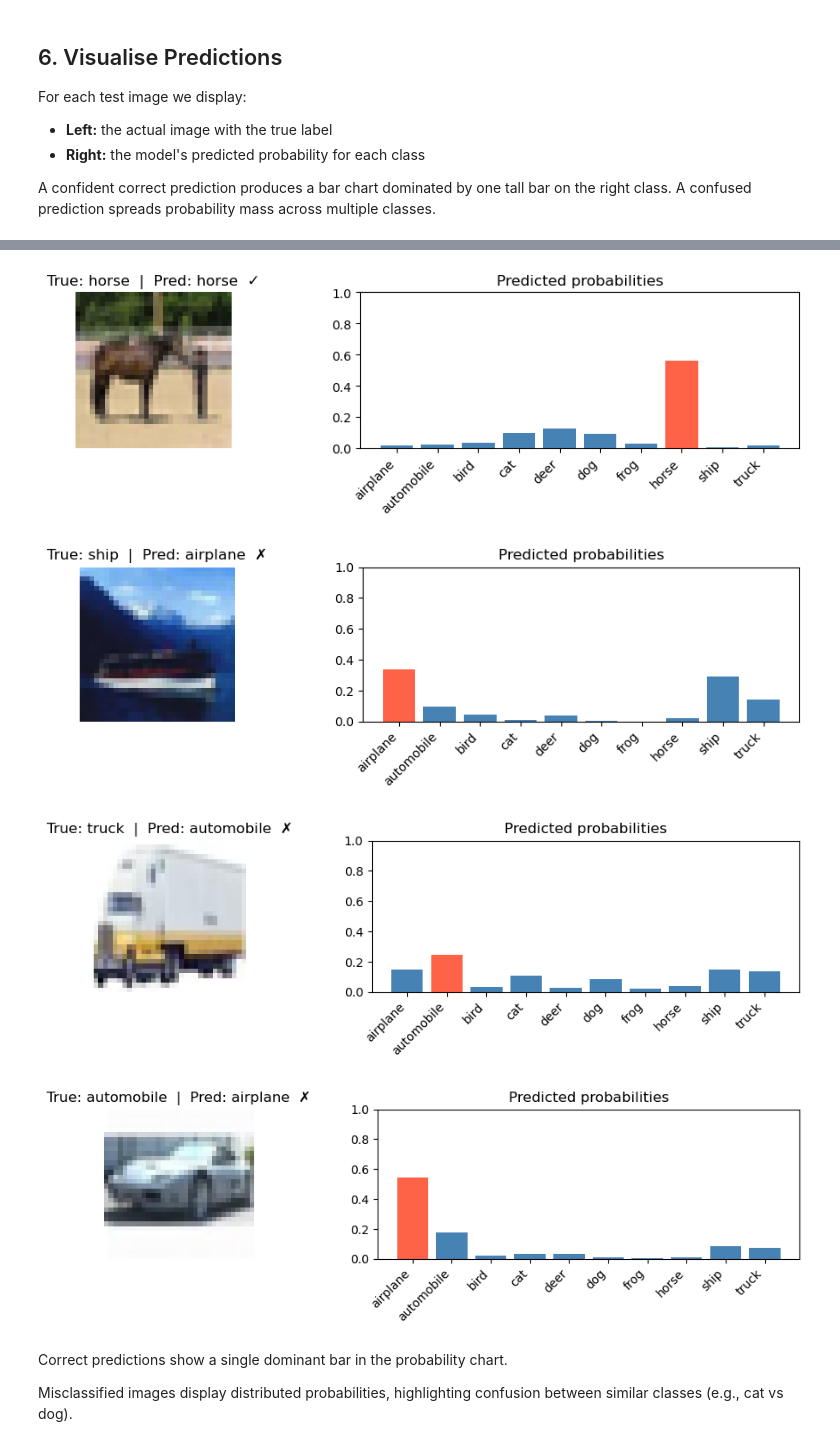
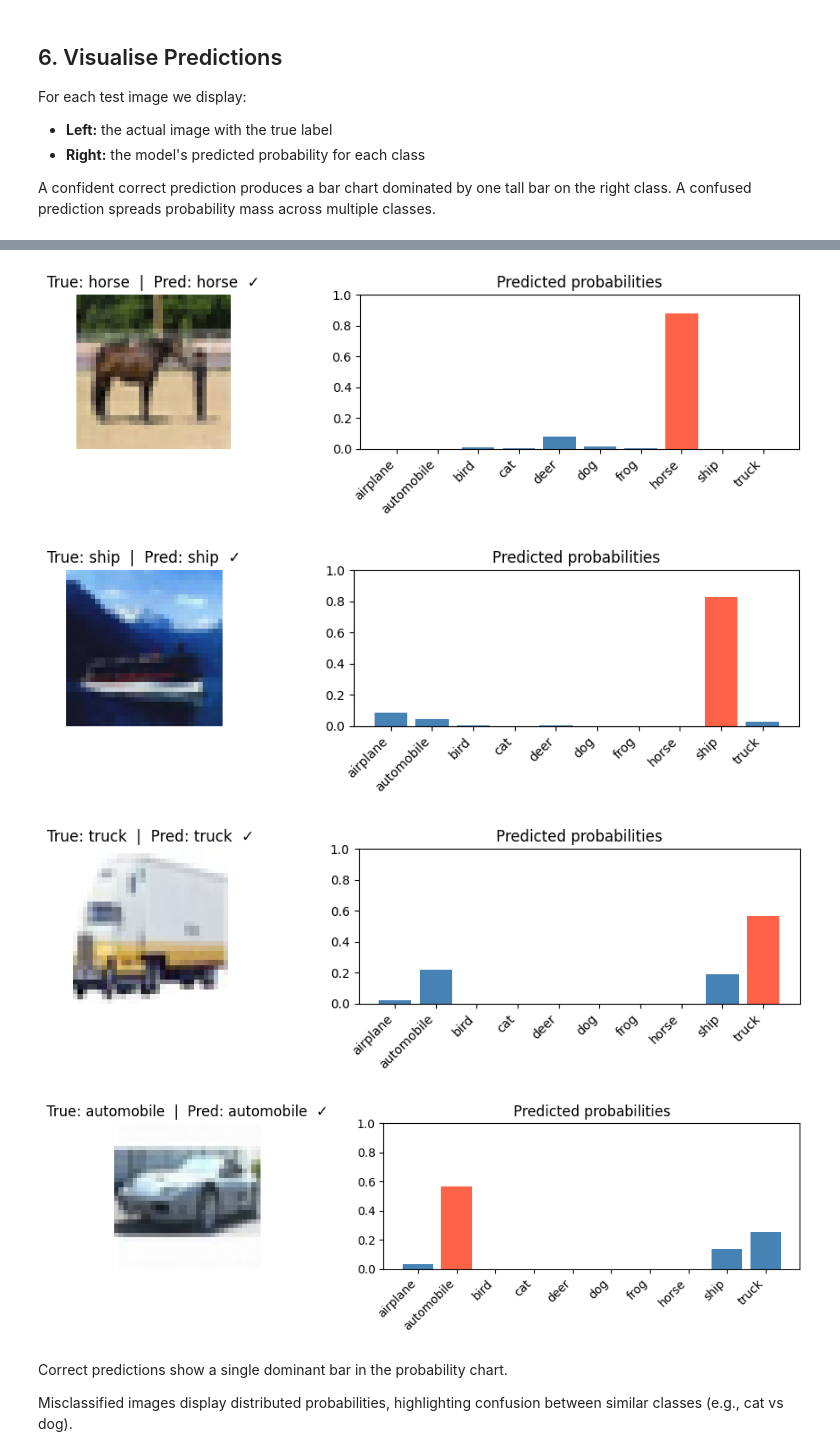
Before and after one commit to Kreetrix/Neural-Network-Assignmnets, a Jupyter notebook: CIFAR-10-FCN.ipynb, the cells around one changed output, grey strips where cells are left out. Saved outputs shown, nothing was run; the diff lists cells and outputs as text; code cells hidden in the pictures.

```diff
--- a/CIFAR-10-FCN.ipynb
+++ b/CIFAR-10-FCN.ipynb
@@ -116,8 +110,0 @@ model = keras.Sequential([
-# %%
-model.compile(
-    optimizer='adamw',
-    loss='sparse_categorical_crossentropy',
-    metrics=['accuracy']
-)
-
-model.summary()
@@ -157,0 +115,18 @@ The model gradually improves its accuracy while reducing loss, but due to the hi
+# %%
+EPOCHS     = 20
+BATCH_SIZE = 256
+N_TRAIN    = int(50_000 * 0.8)
+
+lr_schedule = keras.optimizers.schedules.CosineDecay(
+    initial_learning_rate=3e-3,
+    decay_steps=EPOCHS * (N_TRAIN // BATCH_SIZE),
+    alpha=1e-5
+)
+
+model.compile(
+    optimizer=keras.optimizers.AdamW(learning_rate=lr_schedule, weight_decay=1e-4),
+    loss='sparse_categorical_crossentropy',
+    metrics=['accuracy']
+)
+
+model.summary()
@@ -158,12 +159,20 @@ The model gradually improves its accuracy while reducing loss, but due to the hi
 # %%
 import time
 
+early_stop = keras.callbacks.EarlyStopping(
+    monitor='val_accuracy',
+    patience=5,
+    restore_best_weights=True,
+    verbose=1
+)
+
 t0 = time.time()
 history_fcn = model.fit(
-    x_train, y_train,
-    batch_size=64,
-    epochs=10,
+    x_train_norm, y_train,
+    batch_size=BATCH_SIZE,
+    epochs=EPOCHS,
     validation_split=0.2,
+    callbacks=[early_stop],
     verbose=1
 )
 fcn_train_time = time.time() - t0
@@ -234,7 +241,7 @@ For each test image we display:
 A confident correct prediction produces a bar chart dominated by one tall bar on the right class.
 A confused prediction spreads probability mass across multiple classes.
 # %%
-y_pred_fcn = model.predict(x_test, verbose=0)
+y_pred_fcn = model.predict(x_test_norm, verbose=0)
 
 start = 2000
 for k in range(10):
@@ -269,7 +276,7 @@ for k in range(10):
-[figure, old version]
+[figure, new version]
-[figure, old version]
+[figure, new version]
-[figure, old version]
+[figure, new version]
-[figure, old version]
+[figure, new version]
 # %% [markdown]
 Correct predictions show a single dominant bar in the probability chart.
 
```
Also changed, not shown: parts of 21 cells of this notebook, 1 other file.
